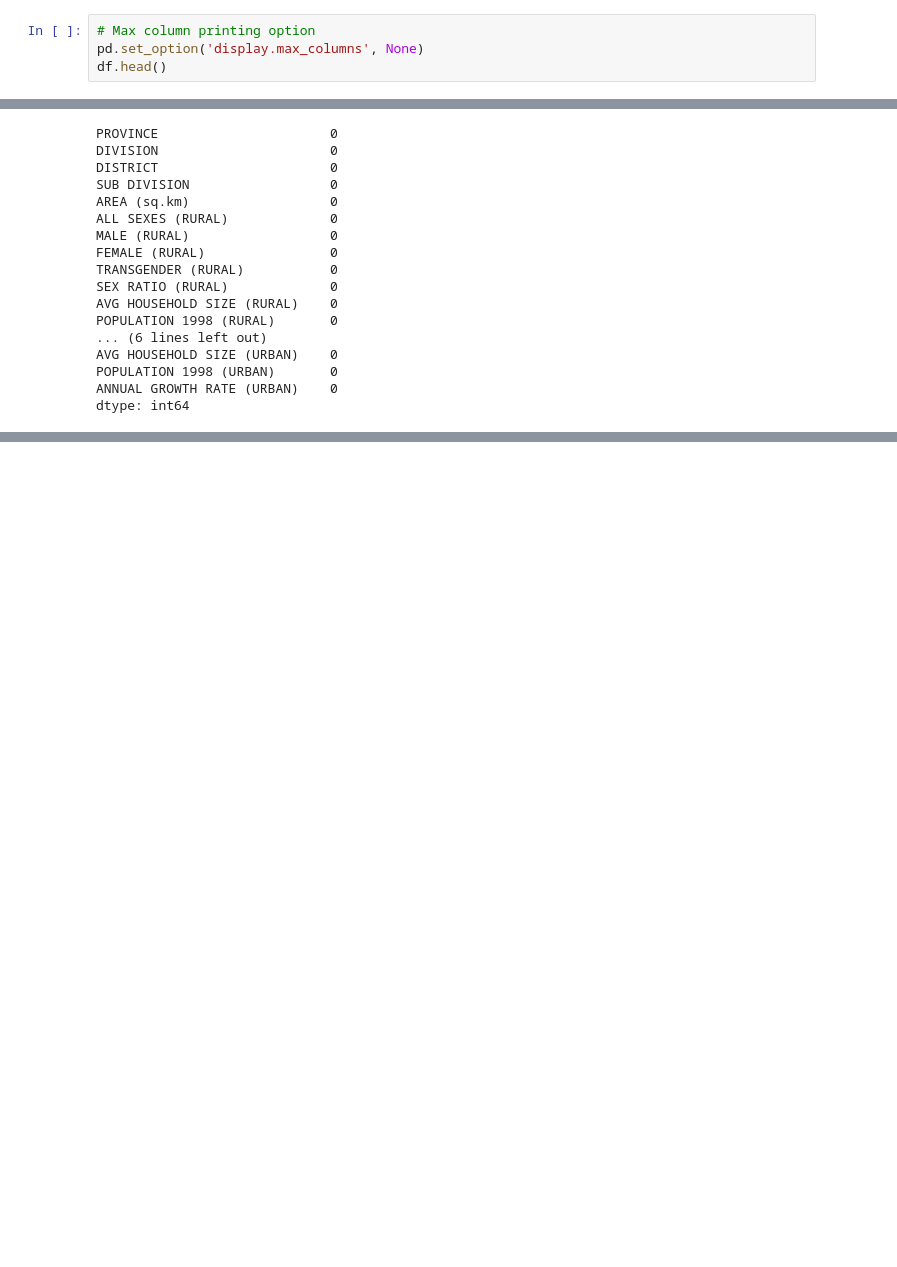
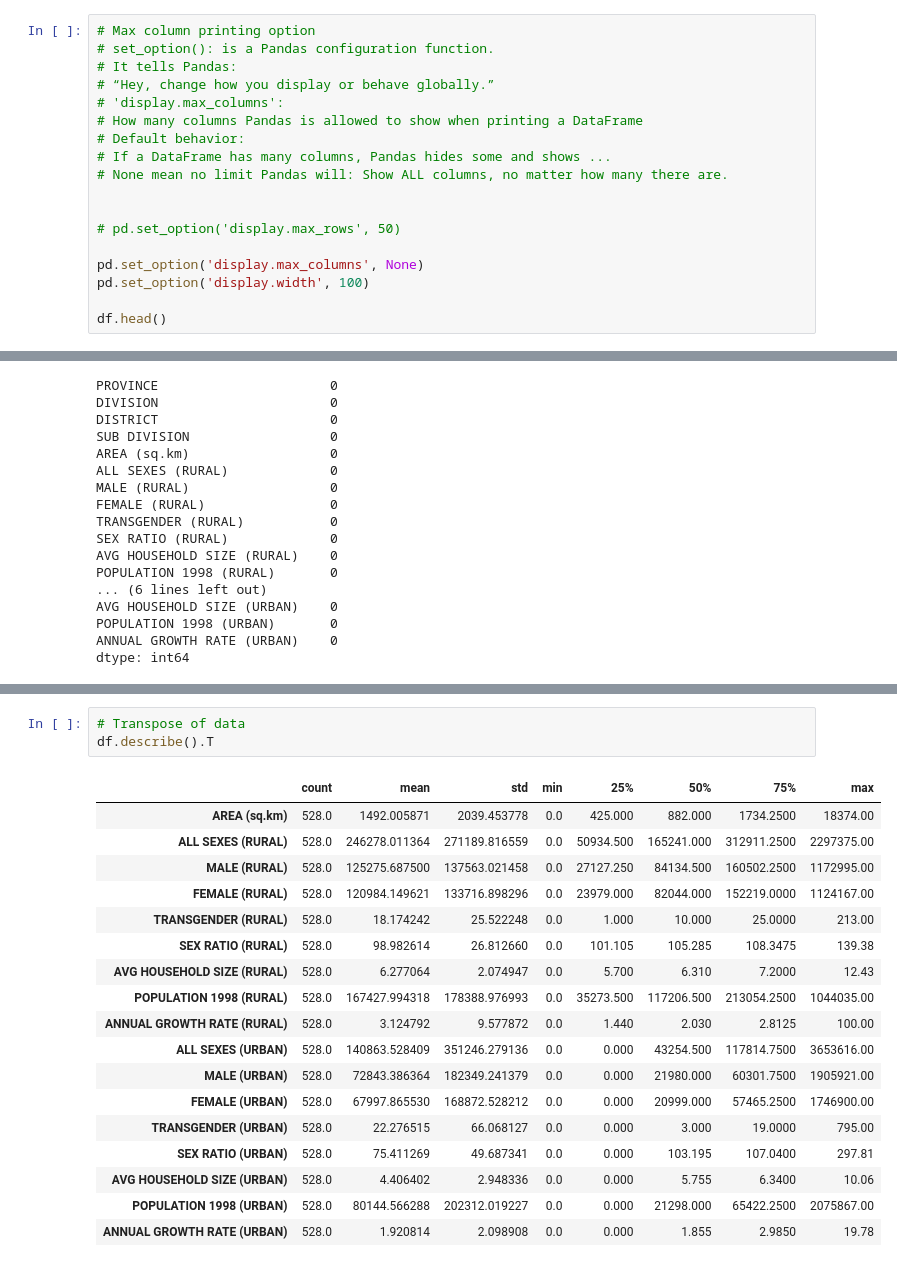
Before and after one commit to saqib52/DataScience_52-ML-DL, a Jupyter notebook: pandas/02_pandas_pak_pop.ipynb, the cells around one changed output, grey strips where cells are left out. Saved outputs shown, nothing was run; the diff lists cells and outputs as text; blank space fills up the shorter version.

```diff
--- a/pandas/02_pandas_pak_pop.ipynb
+++ b/pandas/02_pandas_pak_pop.ipynb
@@ -92,7 +92,21 @@ df.head()
 5 rows × 21 columns
 # %%
 # Max column printing option
+# set_option(): is a Pandas configuration function.
+# It tells Pandas:
+# “Hey, change how you display or behave globally.”
+# 'display.max_columns':
+# How many columns Pandas is allowed to show when printing a DataFrame
+# Default behavior:
+# If a DataFrame has many columns, Pandas hides some and shows ...
+# None mean no limit Pandas will: Show ALL columns, no matter how many there are.
+
+
+# pd.set_option('display.max_rows', 50)
+
 pd.set_option('display.max_columns', None)
+pd.set_option('display.width', 100)
+
 df.head()
 # %% [output]
 |  | PROVINCE | DIVISION | DISTRICT | SUB DIVISION | AREA (sq.km) | ALL SEXES (RURAL) | MALE (RURAL) | ... |
@@ -177,0 +192,22 @@ sns.boxplot(df, y = "AREA (sq.km)")
+# %%
+# Transpose of data
+df.describe().T
+# %% [output]
+|  | count | mean | std | min | 25% | 50% | 75% | max |
+| AREA (sq.km) | 528.0 | 1492.005871 | 2039.453778 | 0.0 | 425.000 | 882.000 | 1734.2500 | 18374.00 |
+| ALL SEXES (RURAL) | 528.0 | 246278.011364 | 271189.816559 | 0.0 | 50934.500 | 165241.000 | 312911.2500 | 2297375.00 |
+| MALE (RURAL) | 528.0 | 125275.687500 | 137563.021458 | 0.0 | 27127.250 | 84134.500 | 160502.2500 | 1172995.00 |
+| FEMALE (RURAL) | 528.0 | 120984.149621 | 133716.898296 | 0.0 | 23979.000 | 82044.000 | 152219.0000 | 1124167.00 |
+| TRANSGENDER (RURAL) | 528.0 | 18.174242 | 25.522248 | 0.0 | 1.000 | 10.000 | 25.0000 | 213.00 |
+| SEX RATIO (RURAL) | 528.0 | 98.982614 | 26.812660 | 0.0 | 101.105 | 105.285 | 108.3475 | 139.38 |
+| AVG HOUSEHOLD SIZE (RURAL) | 528.0 | 6.277064 | 2.074947 | 0.0 | 5.700 | 6.310 | 7.2000 | 12.43 |
+| POPULATION 1998 (RURAL) | 528.0 | 167427.994318 | 178388.976993 | 0.0 | 35273.500 | 117206.500 | 213054.2500 | 1044035.00 |
+| ANNUAL GROWTH RATE (RURAL) | 528.0 | 3.124792 | 9.577872 | 0.0 | 1.440 | 2.030 | 2.8125 | 100.00 |
+| ALL SEXES (URBAN) | 528.0 | 140863.528409 | 351246.279136 | 0.0 | 0.000 | 43254.500 | 117814.7500 | 3653616.00 |
+| MALE (URBAN) | 528.0 | 72843.386364 | 182349.241379 | 0.0 | 0.000 | 21980.000 | 60301.7500 | 1905921.00 |
+| FEMALE (URBAN) | 528.0 | 67997.865530 | 168872.528212 | 0.0 | 0.000 | 20999.000 | 57465.2500 | 1746900.00 |
+| TRANSGENDER (URBAN) | 528.0 | 22.276515 | 66.068127 | 0.0 | 0.000 | 3.000 | 19.0000 | 795.00 |
+| SEX RATIO (URBAN) | 528.0 | 75.411269 | 49.687341 | 0.0 | 0.000 | 103.195 | 107.0400 | 297.81 |
+| AVG HOUSEHOLD SIZE (URBAN) | 528.0 | 4.406402 | 2.948336 | 0.0 | 0.000 | 5.755 | 6.3400 | 10.06 |
+| POPULATION 1998 (URBAN) | 528.0 | 80144.566288 | 202312.019227 | 0.0 | 0.000 | 21298.000 | 65422.2500 | 2075867.00 |
+| ANNUAL GROWTH RATE (URBAN) | 528.0 | 1.920814 | 2.098908 | 0.0 | 0.000 | 1.855 | 2.9850 | 19.78 |
```
Also changed, not shown: parts of 10 cells of this notebook, 1 other file.
